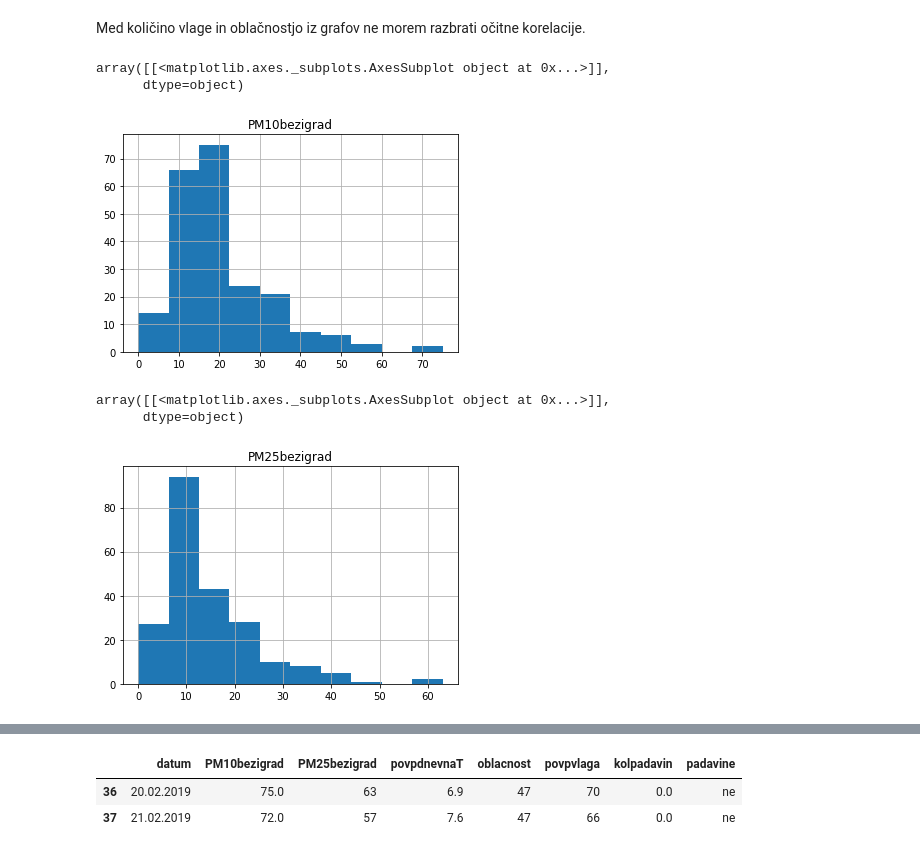
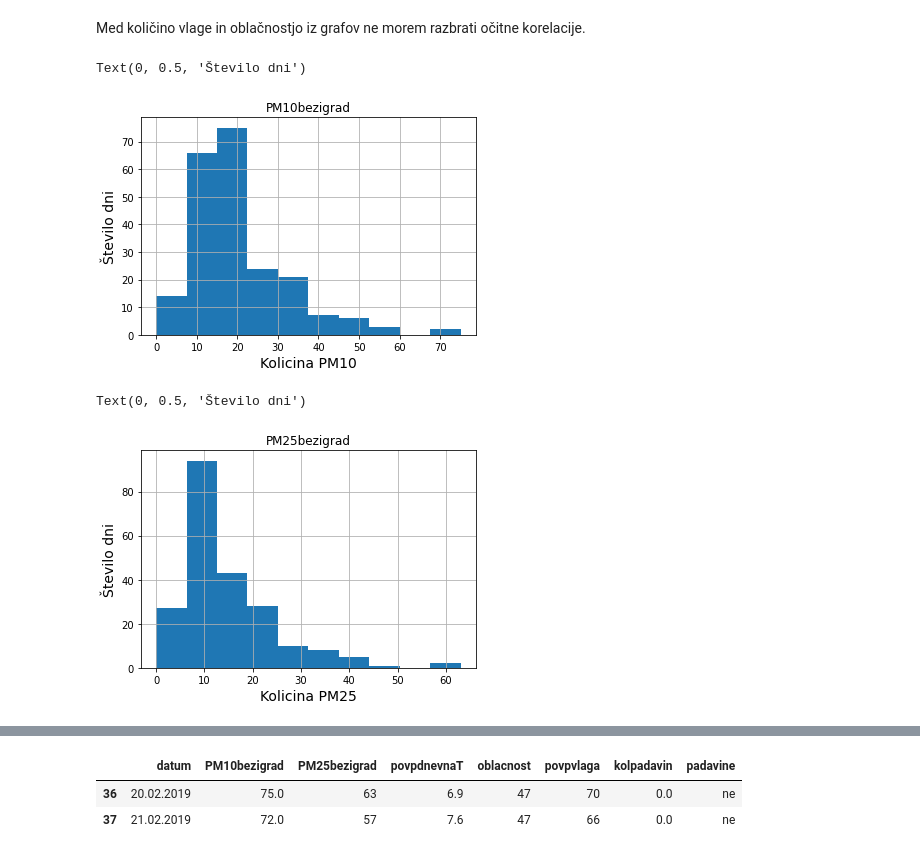
Before and after one commit to aljosan123/PR19TBANLRMIUS, a Jupyter notebook: Bezigrad.ipynb, the cells around one changed output, grey strips where cells are left out. Cells and saved outputs as stored; diff of their text form; code cells hidden in the pictures.

```diff
--- a/Bezigrad.ipynb
+++ b/Bezigrad.ipynb
@@ -6,5 +8,5 @@ import numpy as np
 import matplotlib.pyplot as plt
 from sklearn.linear_model import LinearRegression
 # %%
-data = pd.read_csv("bezigrad.txt")
+data = pd.read_csv("podatki/bezigrad.txt")
 # %%
@@ -50,18 +50,19 @@ Med količino vlage in oblačnostjo iz grafov ne morem razbrati očitne korelaci
 # %%
 df = pd.DataFrame(data=data)
 df.hist(column='PM10bezigrad')
+plt.xlabel('Kolicina PM10', fontsize=14)
+plt.ylabel('Število dni', fontsize=14)
 # %% [output]
-array([[<matplotlib.axes._subplots.AxesSubplot object at 0x...>]],
-      dtype=object)
+Text(0, 0.5, 'Število dni')
-[figure, old version]
+[figure, new version]
 # %%
-
 df = pd.DataFrame(data=data)
 df.hist(column='PM25bezigrad')
+plt.xlabel('Kolicina PM25', fontsize=14)
+plt.ylabel('Število dni', fontsize=14)
 # %% [output]
-array([[<matplotlib.axes._subplots.AxesSubplot object at 0x...>]],
-      dtype=object)
+Text(0, 0.5, 'Število dni')
-[figure, old version]
+[figure, new version]
 # %%
 df.plot.line(subplots=True,figsize=(20,20))
 # %% [output]
```
Also changed, not shown: parts of 13 cells of this notebook, 7 other files.
